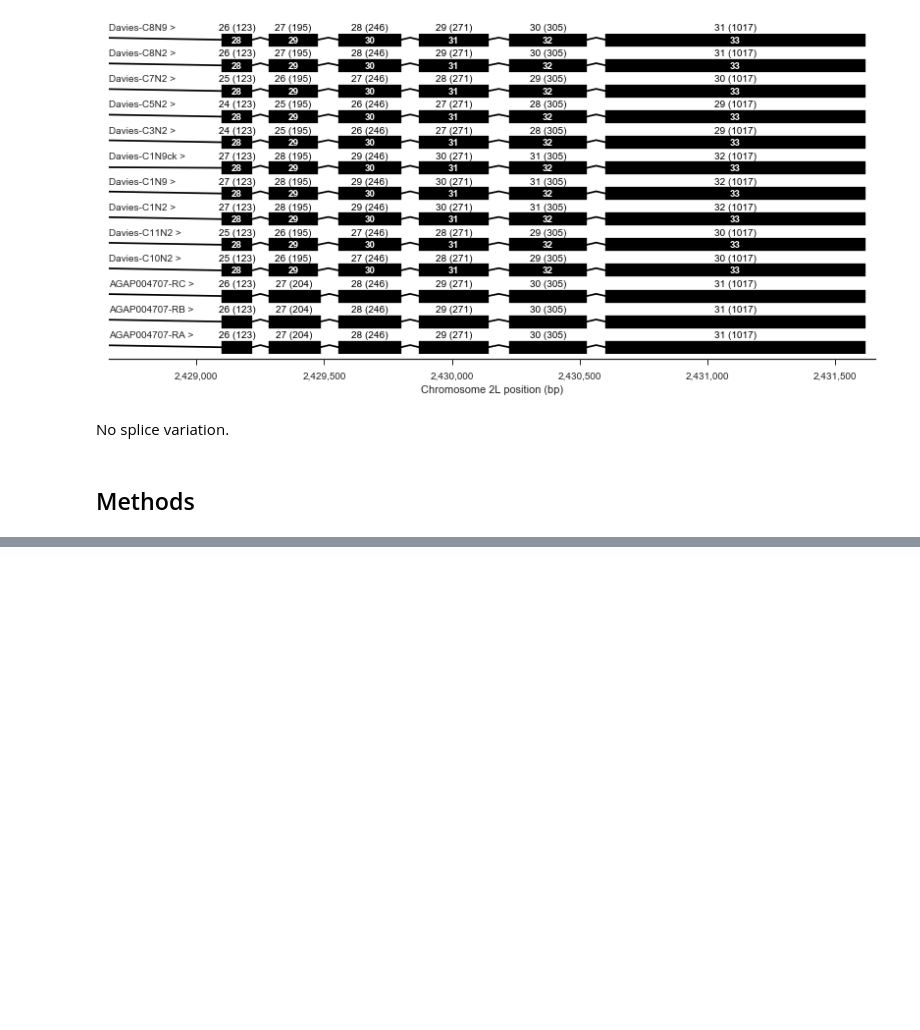
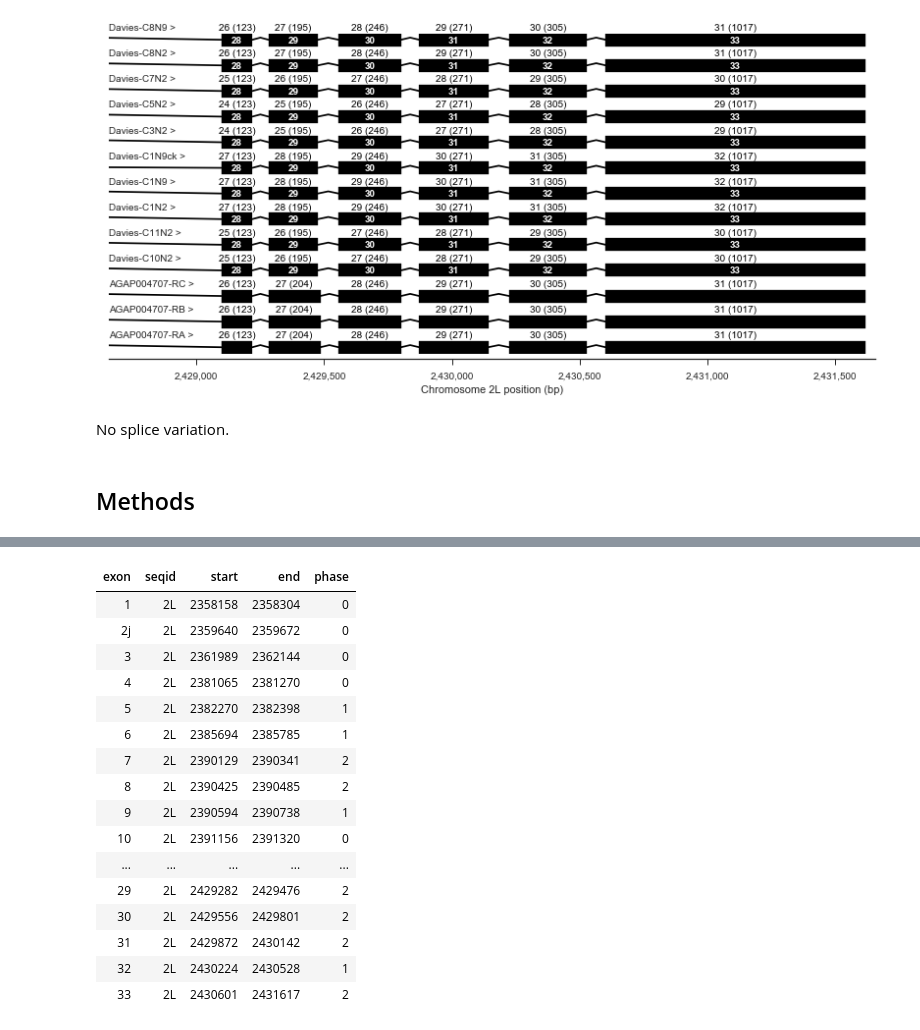
Before and after one commit to alimanfoo/alimanfoo.github.io, a Jupyter notebook: _posts/2017-01-25-vgsc-gene-models.ipynb, the cells around one changed output, grey strips where cells are left out. Cells and saved outputs as stored; diff of their text form; code cells hidden in the pictures; blank space fills up the shorter version.

```diff
--- a/_posts/2017-01-25-vgsc-gene-models.ipynb
+++ b/_posts/2017-01-25-vgsc-gene-models.ipynb
@@ -507,0 +522,31 @@ TODO move this to next section: There is a bit of inconsistency in Davies et al.
+# %%
+import petl as etl
+tbl_davies_exons = (
+    etl
+    .fromdataframe(geneset_davies)
+    .eq('type', 'CDS')
+    .cutout('Parent', 'source', 'type', 'score', 'strand')
+    .merge(key=('start', 'end'))
+    .movefield('ID', 0)
+    .rename('ID', 'exon')
+    .movefield('seqid', 1)
+)
+tbl_davies_exons.displayall()
+# %% [output]
+| exon | seqid | start | end | phase |
+| 1 | 2L | 2358158 | 2358304 | 0 |
+| 2j | 2L | 2359640 | 2359672 | 0 |
+| 3 | 2L | 2361989 | 2362144 | 0 |
+| 4 | 2L | 2381065 | 2381270 | 0 |
+| 5 | 2L | 2382270 | 2382398 | 1 |
+| 6 | 2L | 2385694 | 2385785 | 1 |
+| 7 | 2L | 2390129 | 2390341 | 2 |
+| 8 | 2L | 2390425 | 2390485 | 2 |
+| 9 | 2L | 2390594 | 2390738 | 1 |
+| 10 | 2L | 2391156 | 2391320 | 0 |
+| ... | ... | ... | ... | ... |
+| 29 | 2L | 2429282 | 2429476 | 2 |
+| 30 | 2L | 2429556 | 2429801 | 2 |
+| 31 | 2L | 2429872 | 2430142 | 2 |
+| 32 | 2L | 2430224 | 2430528 | 1 |
+| 33 | 2L | 2430601 | 2431617 | 2 |
```
Also changed, not shown: parts of 8 cells of this notebook, 1 other file.
